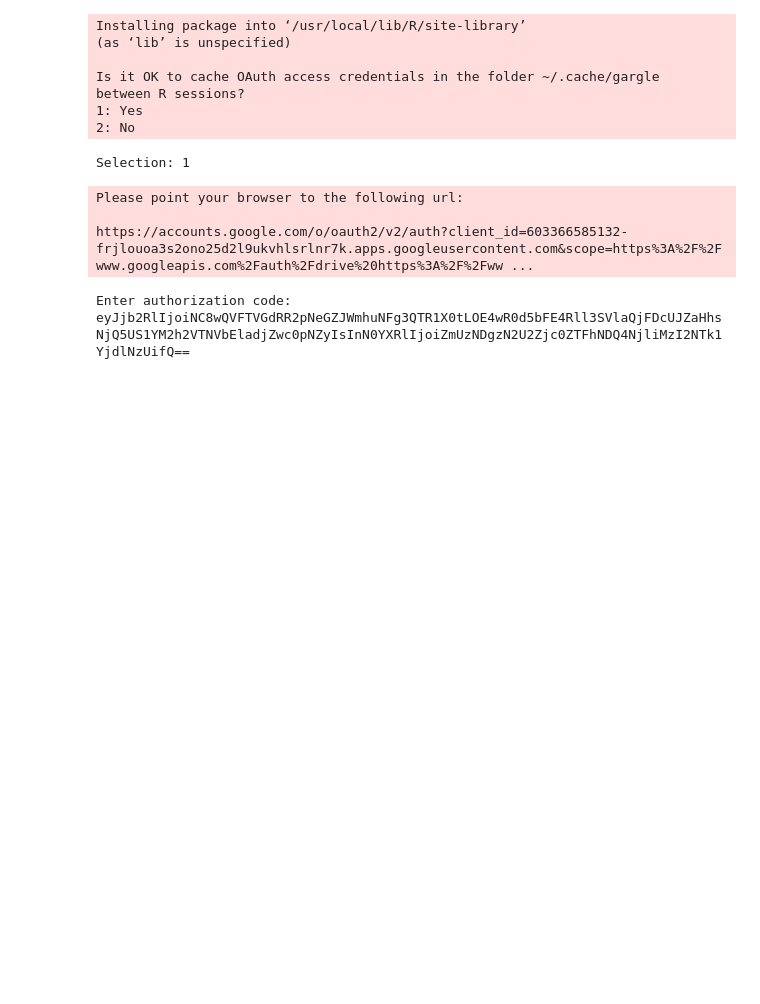
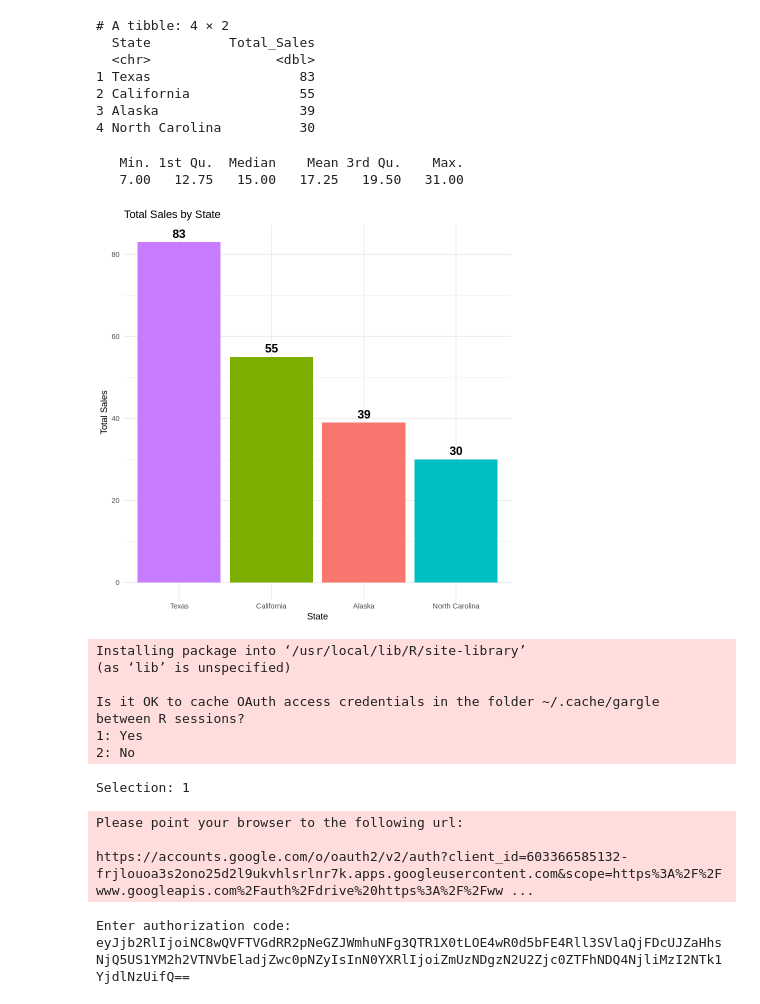
Before and after one commit to ealger22/CSC-302-W1-CSC-302-W2-202520-, a Jupyter notebook: HW2_1.ipynb, the cells around one changed output. Drawn from its saved outputs; the diff is of its cells as text; code cells hidden in the pictures; blank space fills up the shorter version.

```diff
--- a/HW2_1.ipynb
+++ b/HW2_1.ipynb
@@ -1,5 +1,49 @@
 # %% [markdown]
 <a href="https://colab.research.google.com/github/ealger22/main/blob/CSC-302-Data-Visualization/HW2_1.ipynb" target="_parent"><img src="https://colab.research.google.com/assets/colab-badge.svg" alt="Open In Colab"/></a>
+# %%
+# Load required libraries
+library(dplyr)
+library(ggplot2)
+
+# Create the dataframe
+df1 <- data.frame(
+  Name = c('James', 'Paul', 'Richards', 'Marico', 'Samantha', 'Ravi', 'Raghu',
+           'Richards', 'George', 'Ema', 'Samantha', 'Catherine'),
+  State = c('Alaska', 'California', 'Texas', 'North Carolina', 'California', 'Texas',
+            'Alaska', 'Texas', 'North Carolina', 'Alaska', 'California', 'Texas'),
+  Sales = c(14, 24, 31, 12, 13, 7, 9, 31, 18, 16, 18, 14)
+)
+
+# Summarize total sales by state
+sales_summary <- df1 %>%
+  group_by(State) %>%
+  summarise(Total_Sales = sum(Sales)) %>%
+  arrange(desc(Total_Sales))  # Sort in descending order
+
+# Print sales summary
+print(sales_summary)
+
+# Summary statistics
+summary(df1$Sales)
+
+# Bar plot with data labels
+ggplot(sales_summary, aes(x = reorder(State, -Total_Sales), y = Total_Sales, fill = State)) +
+  geom_bar(stat = "identity") +
+  geom_text(aes(label = Total_Sales), vjust = -0.5, size = 5, fontface = "bold") +  # Add data labels
+  labs(title = "Total Sales by State", x = "State", y = "Total Sales") +
+  theme_minimal() +
+  theme(legend.position = "none")
+# %% [output]
+# A tibble: 4 × 2
+  State          Total_Sales
+  <chr>                <dbl>
+1 Texas                   83
+2 California              55
+3 Alaska                  39
+4 North Carolina          30
+   Min. 1st Qu.  Median    Mean 3rd Qu.    Max.
+   7.00   12.75   15.00   17.25   19.50   31.00
+[figure, added]
 # %%
 # Install and load the googledrive package
 install.packages("googledrive")
```
